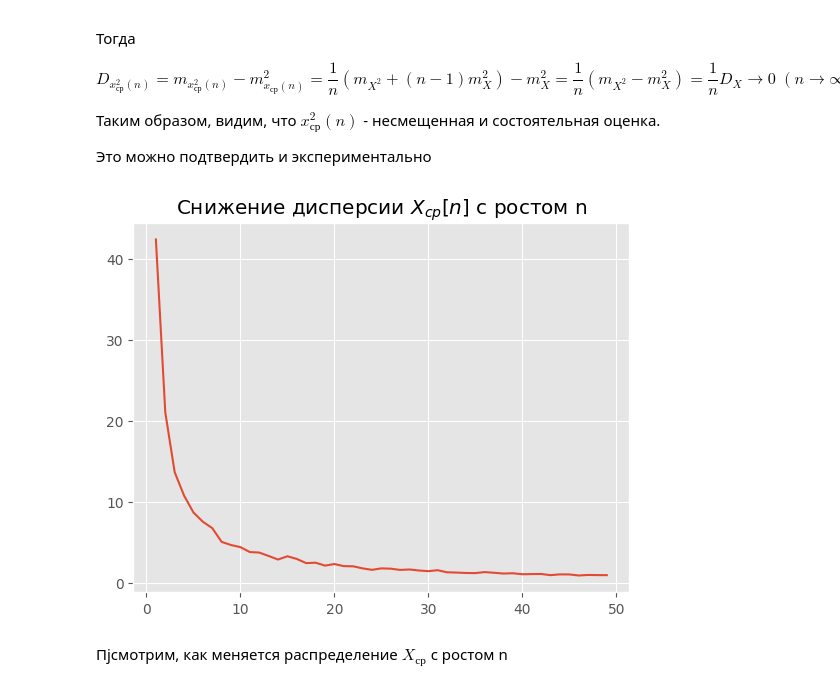
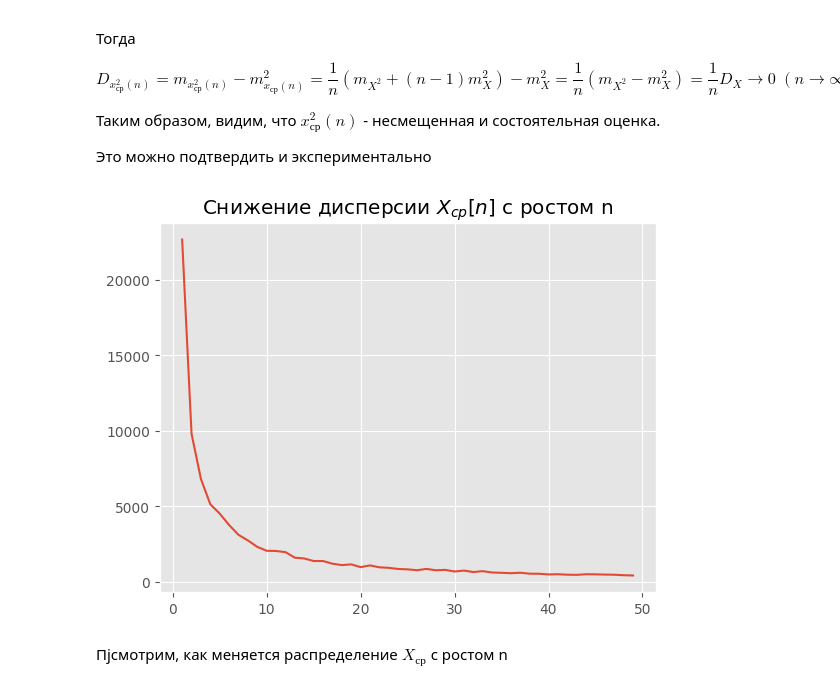
Before and after one commit to garry-nn/repo1, a Jupyter notebook: Lesson10/TV_lesson10.ipynb, the cells around one changed output. Drawn from its saved outputs; the diff is of its cells as text; code cells hidden in the pictures.

```diff
--- a/Lesson10/TV_lesson10.ipynb
+++ b/Lesson10/TV_lesson10.ipynb
@@ -108,8 +104,8 @@ stat3 = lambda X: (2*sum(X) - np.min(X) - np.max(X)) / (2*len(X)-2)
 n = 10 # объем выборки
 N = 1000 # кол-во наблюдений/выборок
 
-rand_val = exp_val # выбираем экспоненциально распределенную СВ
-#rand_val = norm_rv # выбираем нормально распределенную СВ
+#rand_val = exp_val # выбираем экспоненциально распределенную СВ
+rand_val = norm_rv # выбираем нормально распределенную СВ
 if rand_val == exp_val:
     m_X = Tmean
 else:
@@ -414,28 +412,28 @@ $$D_{x_{ср}^2(n)} = m_{x_{ср}^2(n)} - m_{x_{ср}(n)}^2 = \frac {1}{n} (m_{X
 # %%
 import numpy as np
 from scipy import integrate
 import scipy.stats as stat
 
 N = 1000 # кол-во наблюдений/выборок
 
-rand_val = exp_val # выбираем экспоненциально распределенную СВ
-# rand_val = norm_rv # выбираем нормально распределенную СВ
+# rand_val = exp_val # выбираем экспоненциально распределенную СВ
+rand_val = norm_rv # выбираем нормально распределенную СВ
 
 if rand_val == exp_val:
     m_X = Tmean
 else:
     m_X = mu
 
 D_Xcp = []
 n_lst = list(range(1, 50))
 for n in n_lst:
     estim1 = estimate_sample(rand_val=rand_val, estim_fun=np.mean, sample_size=n, N=N)
     D_Xcp.append(estim1.var())
 
 plt.plot(n_lst, D_Xcp);
 plt.title("Снижение дисперсии $X_{ср}[n]$ с ростом n");
 # %% [output]
-[figure, old version]
+[figure, new version]
 # %% [markdown]
 Пjсмотрим, как меняется распределение $X_{ср}$ с ростом n
 # %%
```
Also changed, not shown: parts of 29 cells of this notebook, 1 other file.
